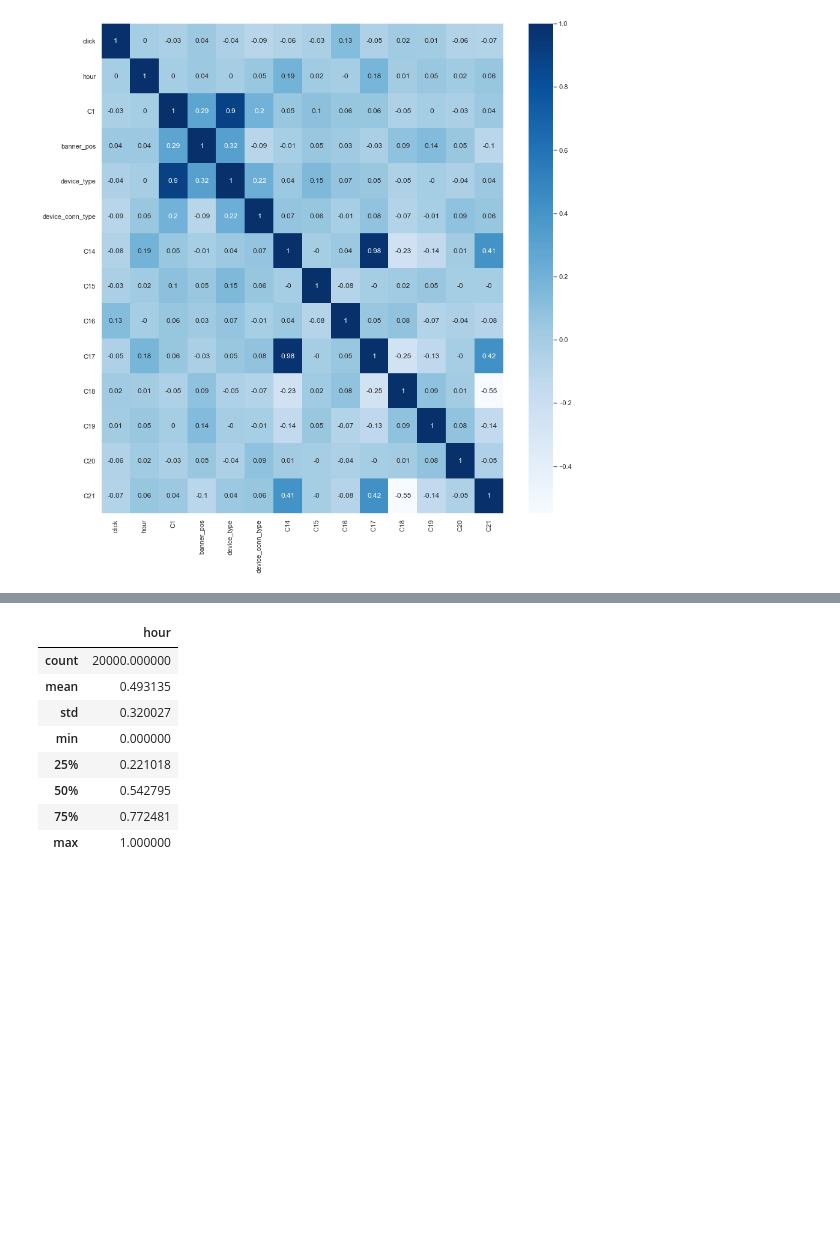
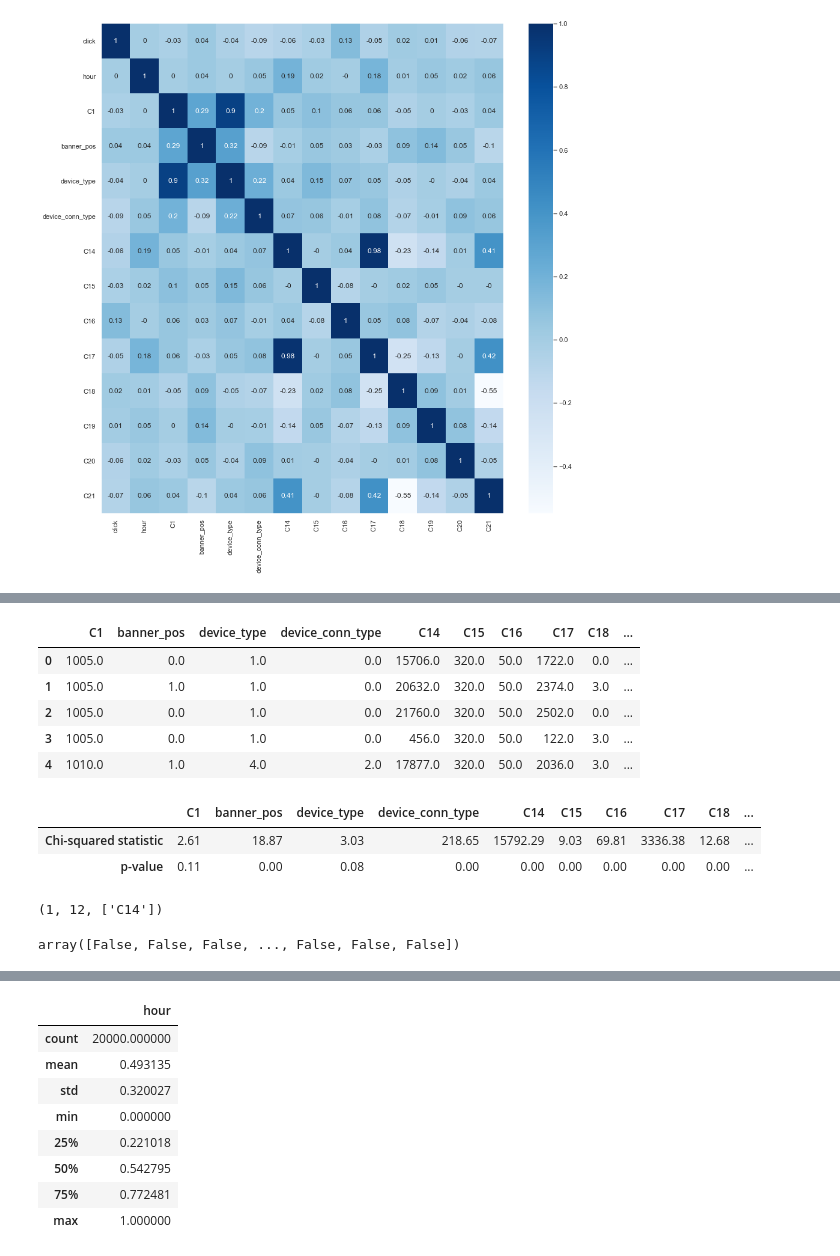
Before and after one commit to Unique-Divine/Click-Through-Rate-Prediction, a Jupyter notebook: CTR Prediction with Stochastic Gradient Descent.ipynb, the cells around one changed output, grey strips where cells are left out. Cells and saved outputs as stored; diff of their text form; code cells hidden in the pictures; blank space fills up the shorter version.

```diff
--- a/CTR Prediction with Stochastic Gradient Descent.ipynb
+++ b/CTR Prediction with Stochastic Gradient Descent.ipynb
@@ -250,0 +267,15 @@ dt.cat_features = dt.get_cat_features()
+# %%
+# TODO : Chi-square test on categorical features
+from sklearn.feature_selection import chi2 as sklearn_chi2
+from sklearn.feature_selection import SelectKBest
+from sklearn.preprocessing import OrdinalEncoder
+enc = OrdinalEncoder()
+X_cat = data[dt.cat_features]
+X_cat.head()
+# %% [output]
+|  | C1 | banner_pos | device_type | device_conn_type | C14 | C15 | C16 | C17 | C18 | ... |
+| 0 | 1005.0 | 0.0 | 1.0 | 0.0 | 15706.0 | 320.0 | 50.0 | 1722.0 | 0.0 | ... |
+| 1 | 1005.0 | 1.0 | 1.0 | 0.0 | 20632.0 | 320.0 | 50.0 | 2374.0 | 3.0 | ... |
+| 2 | 1005.0 | 0.0 | 1.0 | 0.0 | 21760.0 | 320.0 | 50.0 | 2502.0 | 0.0 | ... |
+| 3 | 1005.0 | 0.0 | 1.0 | 0.0 | 456.0 | 320.0 | 50.0 | 122.0 | 3.0 | ... |
+| 4 | 1010.0 | 1.0 | 4.0 | 2.0 | 17877.0 | 320.0 | 50.0 | 2036.0 | 3.0 | ... |
@@ -250,0 +285,31 @@ dt.cat_features = dt.get_cat_features()
+# %%
+chi2_stat, p = sklearn_chi2(X_cat, Y) # chi2 statistic and pval for each feature
+chi2_matrix = pd.DataFrame(chi2_stat.reshape(1,12),
+        index=['Chi-squared statistic'], columns=X_cat.columns).round(decimals=2)
+p_matrix = pd.DataFrame(p.reshape(1,12),
+        index=['p-value'], columns = X_cat.columns).round(decimals=2)
+
+pd.concat([chi2_matrix, p_matrix], axis=0)
+# %% [output]
+|  | C1 | banner_pos | device_type | device_conn_type | C14 | C15 | C16 | C17 | C18 | ... |
+| Chi-squared statistic | 2.61 | 18.87 | 3.03 | 218.65 | 15792.29 | 9.03 | 69.81 | 3336.38 | 12.68 | ... |
+| p-value | 0.11 | 0.00 | 0.08 | 0.00 | 0.00 | 0.00 | 0.00 | 0.00 | 0.00 | ... |
+# %%
+np.set_printoptions(suppress=True) # surpresses the use of scientific notation
+kbest = SelectKBest(score_func=sklearn_chi2, k=1)
+bestfit = kbest.fit(X_cat, Y)
+X_r = bestfit.transform(X_cat)
+
+bestfeatures = []
+for i in range(X_r.shape[1]):
+    for j in range(X_cat.shape[1]):
+        comparison = np.array(X_cat.iloc[:,j]) == X_r[:,i]
+        if comparison.all():
+            bestfeatures.append(X_cat.iloc[:,j].name)
+len(bestfeatures), X_cat.shape[1], bestfeatures
+# %% [output]
+(1, 12, ['C14'])
+# %%
+np.array(X_cat.iloc[:,0]) == X_r[:,0]
+# %% [output]
+array([False, False, False, ..., False, False, False])
```
Also changed, not shown: parts of 38 cells of this notebook, 1 other file.
